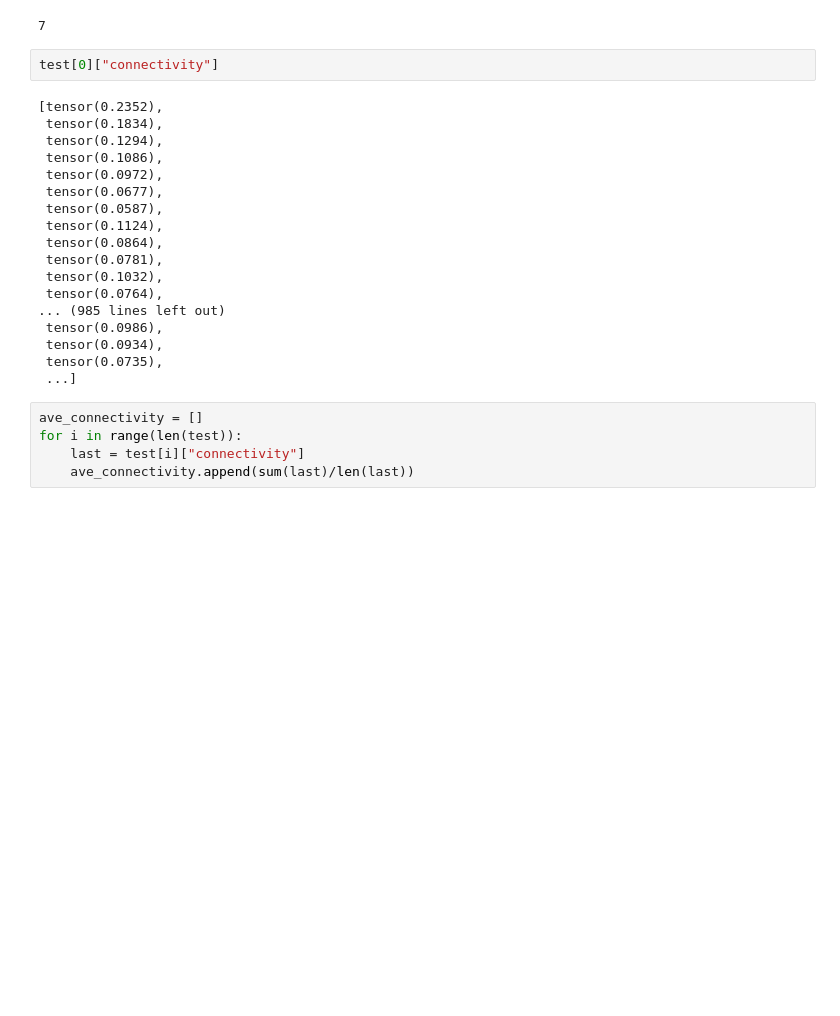
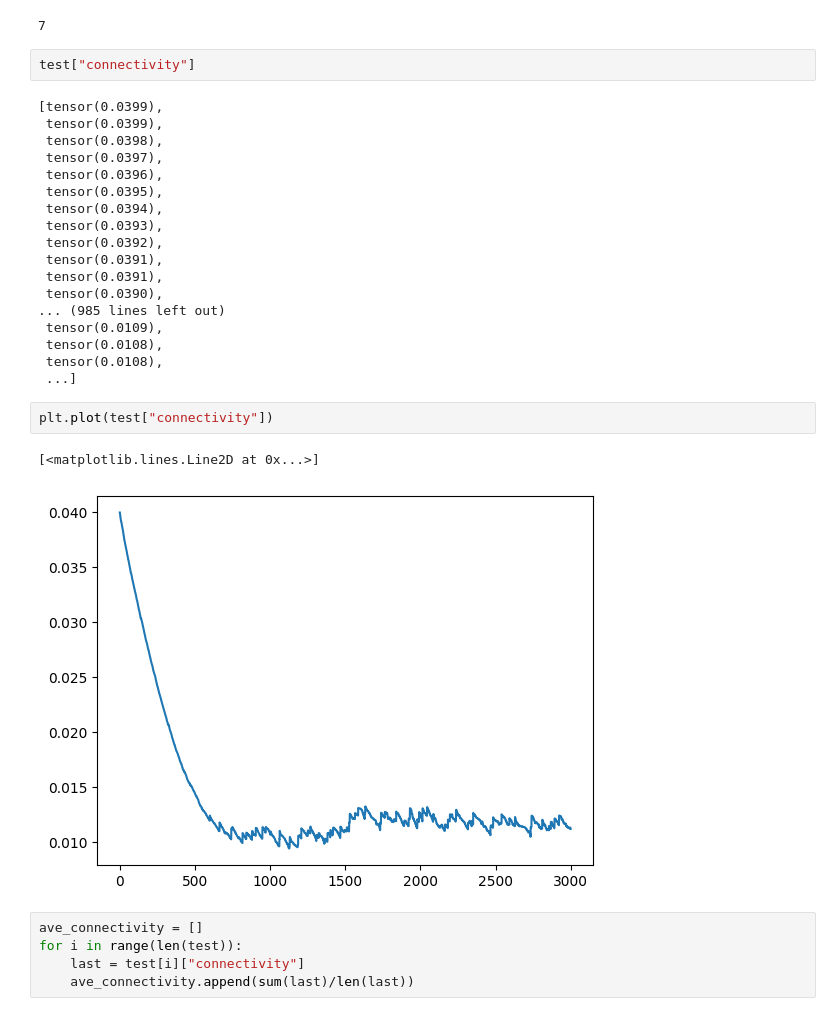
Before and after one commit to hhsherlock/self_organized_criticality, a Jupyter notebook: analysis.ipynb, the cells around one changed output. Saved outputs shown, nothing was run; the diff lists cells and outputs as text; blank space fills up the shorter version.

```diff
--- a/analysis.ipynb
+++ b/analysis.ipynb
@@ -128,25 +166,30 @@ len(test)
 # %% [output]
 7
 # %%
-test[0]["connectivity"]
+test["connectivity"]
 # %% [output]
-[tensor(0.2352),
- tensor(0.1834),
- tensor(0.1294),
- tensor(0.1086),
- tensor(0.0972),
- tensor(0.0677),
- tensor(0.0587),
- tensor(0.1124),
- tensor(0.0864),
- tensor(0.0781),
- tensor(0.1032),
- tensor(0.0764),
+[tensor(0.0399),
+ tensor(0.0399),
+ tensor(0.0398),
+ tensor(0.0397),
+ tensor(0.0396),
+ tensor(0.0395),
+ tensor(0.0394),
+ tensor(0.0393),
+ tensor(0.0392),
+ tensor(0.0391),
+ tensor(0.0391),
+ tensor(0.0390),
 ... (985 lines left out)
- tensor(0.0986),
- tensor(0.0934),
- tensor(0.0735),
+ tensor(0.0109),
+ tensor(0.0108),
+ tensor(0.0108),
  ...]
+# %%
+plt.plot(test["connectivity"])
+# %% [output]
+[<matplotlib.lines.Line2D at 0x...>]
+[figure, added]
 # %%
 ave_connectivity = []
 for i in range(len(test)):
```
Also changed, not shown: parts of 5 cells of this notebook, 11 other files.
